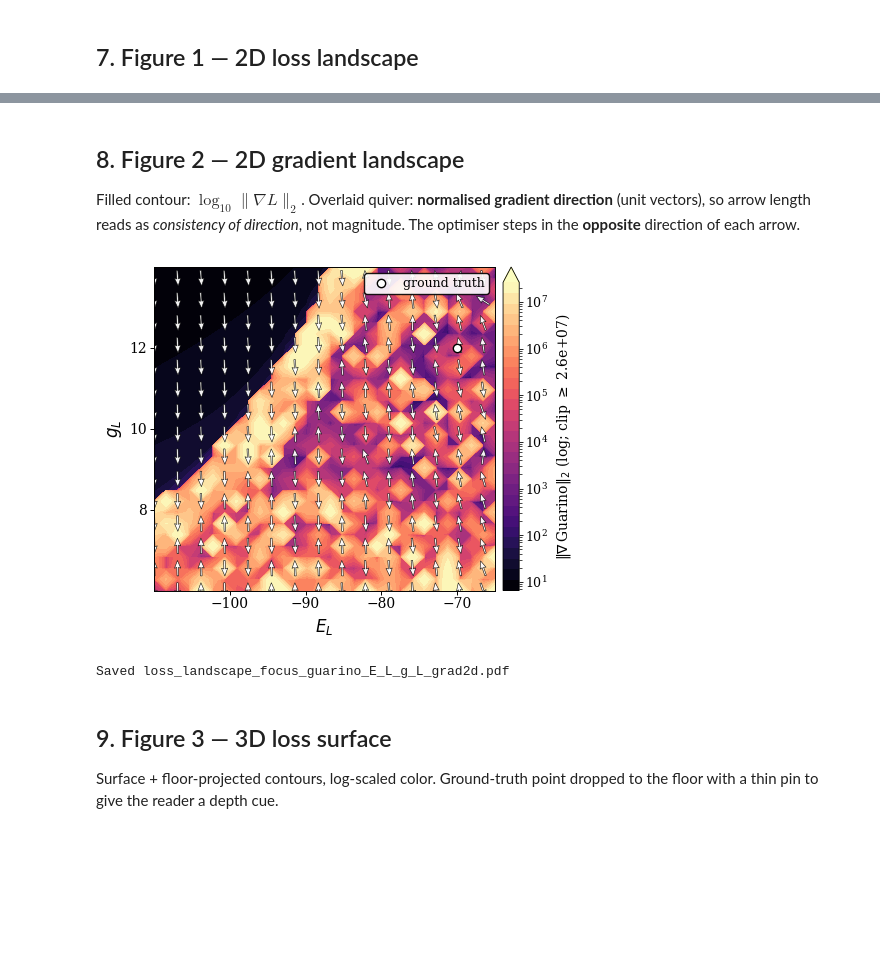
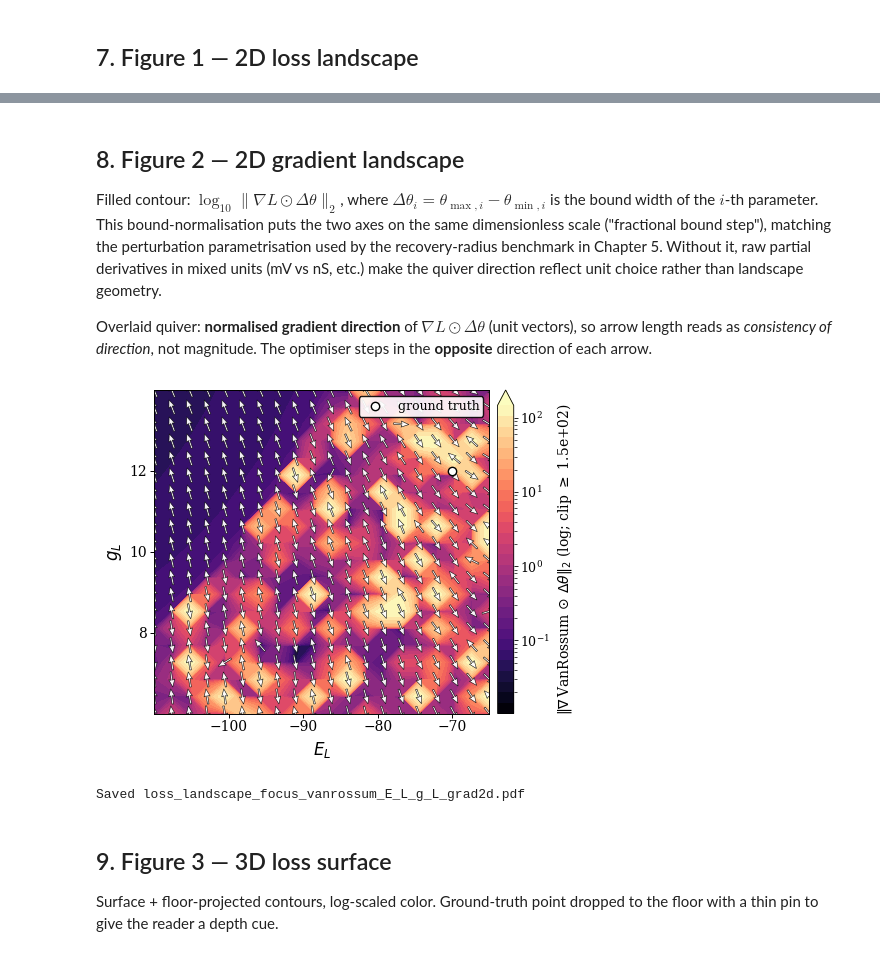
Before and after one commit to paulmyr/master-thesis, a Jupyter notebook: 5_code/notebooks/loss_landscape_focus.ipynb, the cells around one changed output, grey strips where cells are left out. Cells and saved outputs as stored; diff of their text form; code cells hidden in the pictures; blank space fills up the shorter version.

Commit message:
loss landscape now with normalized gradient direction

```diff
--- a/5_code/notebooks/loss_landscape_focus.ipynb
+++ b/5_code/notebooks/loss_landscape_focus.ipynb
@@ -115,17 +115,15 @@ Identical setup to the all-pairs notebooks: 5 trainable parameters,
 sigmoid surrogate with $\beta = 5$.
 # %%
 training_config = TrainingConfig(
-    #optimizer="polyak",
-    #polyak_alpha=0.8,
-    #polyak_beta=1.0,
-    optimizer="adam",
-    learning_rate=0.001,
-    grad_clip_norm=1.0,
-    grad_clip_value=1.0,
+    optimizer="polyak",
+    polyak_alpha=0.8,
+    polyak_beta=1.0,
+    #optimizer="adam",
+    learning_rate=0.01,
     n_epochs=1,
     surrogate_type="superspike",
-    surrogate_slope=6.0,
-    use_param_transform=True,
+    surrogate_slope=25.0,
+    use_param_transform=False,
     clip_to_bounds=False,
     trainable_params=["C_m", "g_L", "E_L", "v_T", "v_reset"],
 )
@@ -389,5 +404,5 @@ Done in 491s.
 # %%
-# Shared color scales — clip both 2D and 3D figures at the same percentile so
+# Shared color scales -- clip both 2D and 3D figures at the same percentile so
 # the perceptual mapping is consistent across all four plots.
 _pos_Z = Z[np.isfinite(Z) & (Z > 0)]
 vmin_Z = float(_pos_Z.min()) if _pos_Z.size else 1e-12
@@ -395,11 +410,20 @@ vmax_Z = max(float(np.nanpercentile(Z, 95)), vmin_Z * 10)
 norm_Z = LogNorm(vmin=vmin_Z, vmax=vmax_Z)
 levels_Z = np.geomspace(vmin_Z, vmax_Z, 30)
 
+# Raw |grad| color scale (kept for the 3D gradient surface in figure 4).
 _pos_M = MAG[np.isfinite(MAG) & (MAG > 0)]
 vmin_M = float(_pos_M.min()) if _pos_M.size else 1e-12
 vmax_M = max(float(np.nanpercentile(MAG, 95)), vmin_M * 10)
 norm_M = LogNorm(vmin=vmin_M, vmax=vmax_M)
 levels_M = np.geomspace(vmin_M, vmax_M, 30)
+
+# Bound-normalised |grad . dtheta| scale -- used by the 2D gradient figure so
+# that colormap and quiver share the same definition of magnitude.
+_pos_Mn = MAG_n[np.isfinite(MAG_n) & (MAG_n > 0)]
+vmin_Mn = float(_pos_Mn.min()) if _pos_Mn.size else 1e-12
+vmax_Mn = max(float(np.nanpercentile(MAG_n, 95)), vmin_Mn * 10)
+norm_Mn = LogNorm(vmin=vmin_Mn, vmax=vmax_Mn)
+levels_Mn = np.geomspace(vmin_Mn, vmax_Mn, 30)
 
 x0 = initial_params[_ALIAS_OUT.get(x_key, x_key)]
 y0 = initial_params[_ALIAS_OUT.get(y_key, y_key)]
@@ -463,9 +487,9 @@ Saved loss_landscape_focus_guarino_E_L_g_L_loss2d.pdf
 # %% [markdown]
 ## 8. Figure 2 — 2D gradient landscape
 
-Filled contour: $\log_{10} \|\nabla L\|_2$. Overlaid quiver: **normalised gradient direction**
-(unit vectors), so arrow length reads as *consistency of direction*, not magnitude. The optimiser
-steps in the **opposite** direction of each arrow.
+Filled contour: $\log_{10} \|\nabla L \odot \Delta\theta\|_2$, where $\Delta\theta_i = \theta_{\max,i} - \theta_{\min,i}$ is the bound width of the $i$-th parameter. This bound-normalisation puts the two axes on the same dimensionless scale ("fractional bound step"), matching the perturbation parametrisation used by the recovery-radius benchmark in Chapter 5. Without it, raw partial derivatives in mixed units (mV vs nS, etc.) make the quiver direction reflect unit choice rather than landscape geometry.
+
+Overlaid quiver: **normalised gradient direction** of $\nabla L \odot \Delta\theta$ (unit vectors), so arrow length reads as *consistency of direction*, not magnitude. The optimiser steps in the **opposite** direction of each arrow.
 # %%
 with plt.rc_context({
     "font.family": "serif",
@@ -477,14 +501,20 @@ with plt.rc_context({
     "axes.linewidth": 0.8,
 }):
     fig, ax = plt.subplots(figsize=(5.0, 4.0))
-    M_plot = np.clip(MAG, vmin_M, vmax_M)
-    cs = ax.contourf(X, Y, M_plot, levels=levels_M, cmap="magma",
-                     norm=norm_M, extend="max")
+    # Use the bound-normalised magnitude so the colormap and the quiver agree:
+    # both reflect "fractional bound step" sensitivity, not raw partial
+    # derivatives in mixed units. Without this scaling, a parameter with a
+    # smaller numerical bound width dominates direction purely from unit
+    # choice -- on (E_L, g_L) this makes every arrow appear vertical even
+    # when the loss surface is genuinely 2D.
+    M_plot = np.clip(MAG_n, vmin_Mn, vmax_Mn)
+    cs = ax.contourf(X, Y, M_plot, levels=levels_Mn, cmap="magma",
+                     norm=norm_Mn, extend="max")
 
     # Sub-sample arrows so the field stays readable at 50x50.
     step = max(1, GRID_SIZE // 12)
     Xs, Ys = X[::step, ::step], Y[::step, ::step]
-    GXs, GYs = GX[::step, ::step], GY[::step, ::step]
+    GXs, GYs = GX_n[::step, ::step], GY_n[::step, ::step]
     Ms = np.sqrt(GXs**2 + GYs**2)
     denom = np.where(Ms > 0, Ms, 1.0)
     U, V = GXs / denom, GYs / denom
@@ -500,37 +530,37 @@ with plt.rc_context({
     ax.plot(x0, y0, marker="o", markersize=6,
             markerfacecolor="white", markeredgecolor="black",
             markeredgewidth=1.0, linestyle="none", zorder=5,
             label="ground truth")
 
     ax.set_xlabel(x_label)
     ax.set_ylabel(y_label)
     ax.xaxis.set_major_locator(MaxNLocator(5, prune="both"))
     ax.yaxis.set_major_locator(MaxNLocator(5, prune="both"))
     ax.tick_params(direction="out", length=3, width=0.7, pad=2)
     for spine in ax.spines.values():
         spine.set_linewidth(0.7)
     ax.legend(loc="upper right", fontsize=9, frameon=True, framealpha=0.9,
               edgecolor="black", borderpad=0.3)
 
     cbar = fig.colorbar(cs, ax=ax, extend="max", pad=0.02)
-    lo, hi = int(np.floor(np.log10(vmin_M))), int(np.ceil(np.log10(vmax_M)))
+    lo, hi = int(np.floor(np.log10(vmin_Mn))), int(np.ceil(np.log10(vmax_Mn)))
     cbar.ax.yaxis.set_major_locator(LogLocator(base=10.0, numticks=min(hi - lo + 1, 8)))
     cbar.ax.yaxis.set_minor_locator(LogLocator(base=10.0, subs=np.arange(2, 10), numticks=50))
     cbar.ax.yaxis.set_major_formatter(LogFormatterSciNotation(base=10))
     cbar.ax.tick_params(which="major", labelsize=9, length=3, width=0.6, pad=1.5)
     cbar.ax.tick_params(which="minor", length=2, width=0.5)
     cbar.outline.set_linewidth(0.6)
-    cbar.set_label(rf"$\|\nabla\,${LOSS_NAME}$\|_2$ (log; clip $\geq$ {vmax_M:.2g})",
+    cbar.set_label(rf"$\|\nabla\,${LOSS_NAME}$\,\odot\,\Delta\theta\|_2$ (log; clip $\geq$ {vmax_Mn:.2g})",
                    fontsize=10, labelpad=4)
 
     fig.tight_layout()
     out = f"{_file_stem}_grad2d.pdf"
     fig.savefig(out, dpi=300, bbox_inches="tight")
     plt.show()
     print(f"Saved {out}")
 # %% [output]
-[figure, old version]
+[figure, new version]
-Saved loss_landscape_focus_guarino_E_L_g_L_grad2d.pdf
+Saved loss_landscape_focus_vanrossum_E_L_g_L_grad2d.pdf
 # %% [markdown]
 ## 9. Figure 3 — 3D loss surface
 
```
Also changed, not shown: parts of 6 cells of this notebook.
